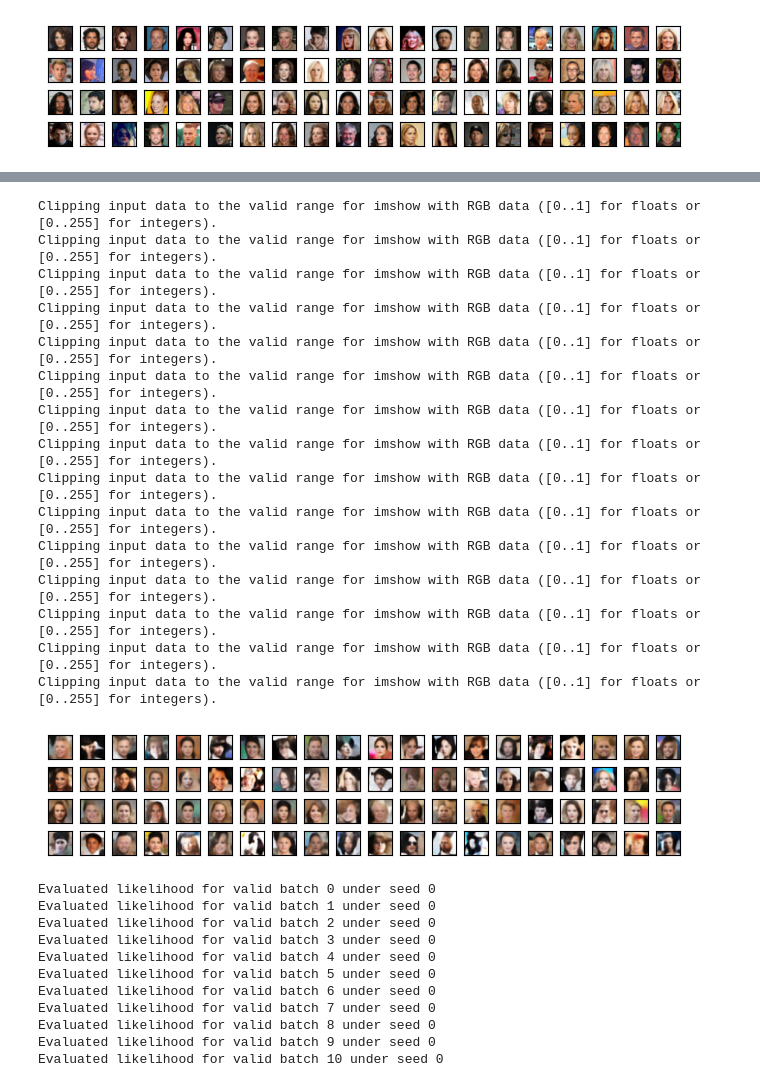
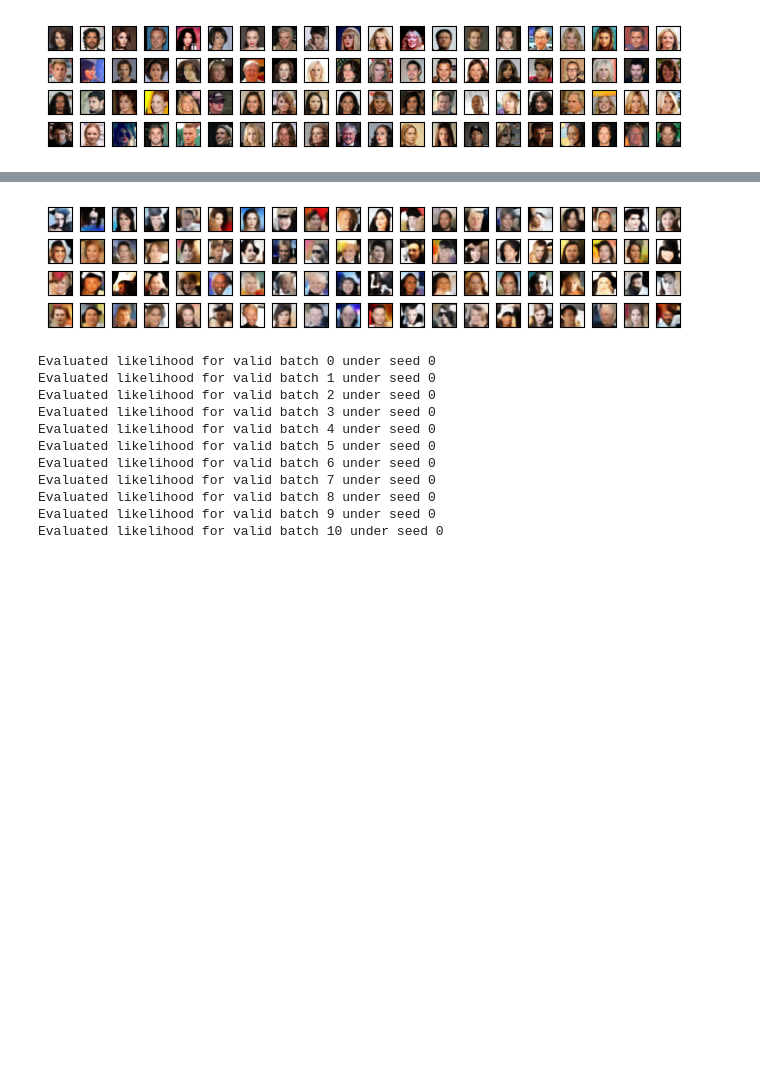
Before and after one commit to esennesh/dcpc_paper, a Jupyter notebook: experiments/ppc_celeba_homoskedastic_eval.ipynb, the cells around one changed output, grey strips where cells are left out. Drawn from its saved outputs; the diff is of its cells as text; code cells hidden in the pictures; blank space fills up the shorter version.

```diff
--- a/experiments/ppc_celeba_homoskedastic_eval.ipynb
+++ b/experiments/ppc_celeba_homoskedastic_eval.ipynb
@@ -104,7 +105,7 @@ fig, axes = plt.subplots(nrows=4, ncols=20, sharex="all", sharey="all", layout="
 
 for row in range(4):
     for col in range(20):
-        estimates = data.reverse_transform(x_hats[row * 20 + col].detach().cpu()).transpose(0, -1)
+        estimates = data.reverse_transform(x_hats[row * 20 + col].detach().cpu()).transpose(0, -1).clamp(0, 1)
         axes[row, col].imshow(estimates)
         axes[row, col].set(xticklabels=[], yticklabels=[], xticks=[], yticks=[])
 
@@ -131,31 +126,16 @@ x_hats = torch.flatten(x_hats, 0, 1)
 # %%
 fig, axes = plt.subplots(nrows=4, ncols=20, sharex="all", sharey="all", layout="compressed")
 
 for row in range(4):
     for col in range(20):
-        estimates = data.reverse_transform(x_hats[row * 20 + col].squeeze().detach().cpu()).transpose(0, -1)
+        estimates = data.reverse_transform(x_hats[row * 20 + col].squeeze().detach().cpu()).transpose(0, -1).clamp(0, 1)
         axes[row, col].imshow(estimates)
         axes[row, col].set(xticklabels=[], yticklabels=[], xticks=[], yticks=[])
 
 fig.savefig("ppc_celeba_homoskedastic_predictive.pdf", bbox_inches="tight")
 plt.show()
 # %% [output]
-Clipping input data to the valid range for imshow with RGB data ([0..1] for floats or [0..255] for integers).
-Clipping input data to the valid range for imshow with RGB data ([0..1] for floats or [0..255] for integers).
-Clipping input data to the valid range for imshow with RGB data ([0..1] for floats or [0..255] for integers).
-Clipping input data to the valid range for imshow with RGB data ([0..1] for floats or [0..255] for integers).
-Clipping input data to the valid range for imshow with RGB data ([0..1] for floats or [0..255] for integers).
-Clipping input data to the valid range for imshow with RGB data ([0..1] for floats or [0..255] for integers).
-Clipping input data to the valid range for imshow with RGB data ([0..1] for floats or [0..255] for integers).
-Clipping input data to the valid range for imshow with RGB data ([0..1] for floats or [0..255] for integers).
-Clipping input data to the valid range for imshow with RGB data ([0..1] for floats or [0..255] for integers).
-Clipping input data to the valid range for imshow with RGB data ([0..1] for floats or [0..255] for integers).
-Clipping input data to the valid range for imshow with RGB data ([0..1] for floats or [0..255] for integers).
-Clipping input data to the valid range for imshow with RGB data ([0..1] for floats or [0..255] for integers).
-Clipping input data to the valid range for imshow with RGB data ([0..1] for floats or [0..255] for integers).
-Clipping input data to the valid range for imshow with RGB data ([0..1] for floats or [0..255] for integers).
-Clipping input data to the valid range for imshow with RGB data ([0..1] for floats or [0..255] for integers).
-[figure, old version]
+[figure, new version]
 # %%
 del x_hats
 # %%
```
Also changed, not shown: parts of 6 cells of this notebook.
